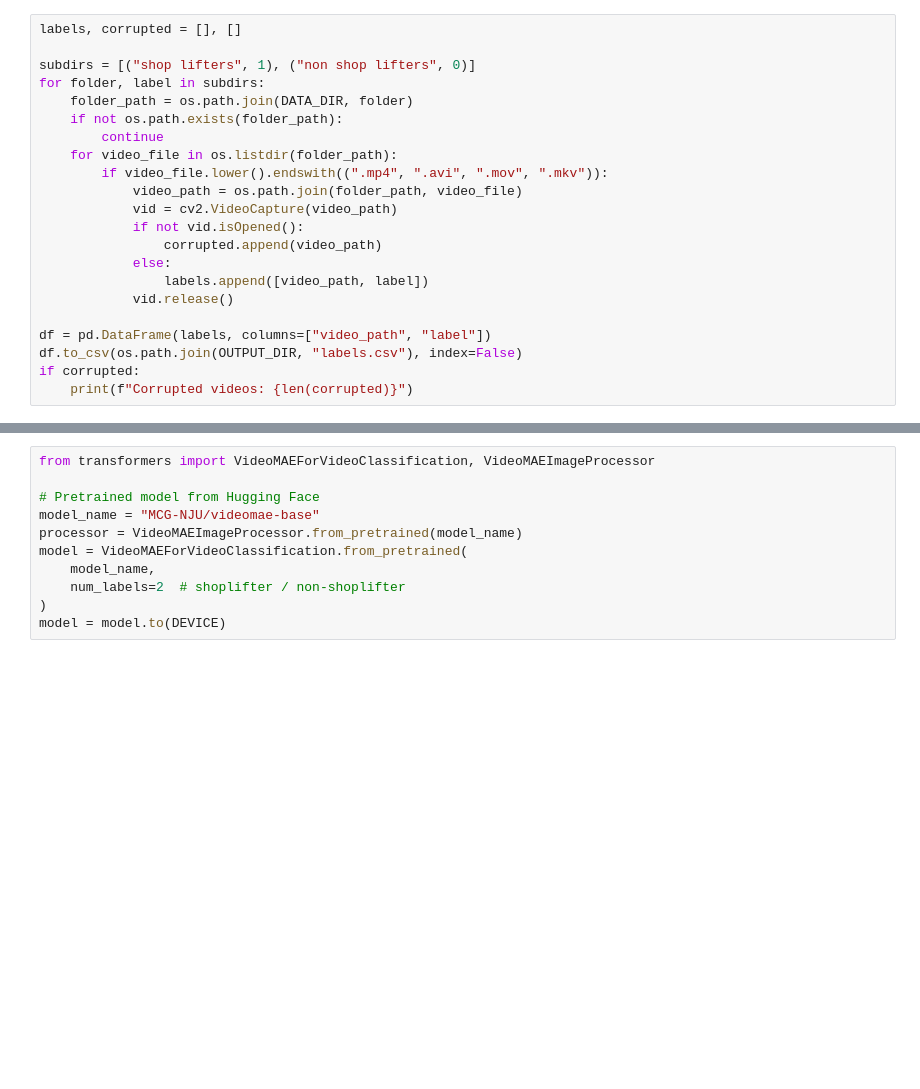
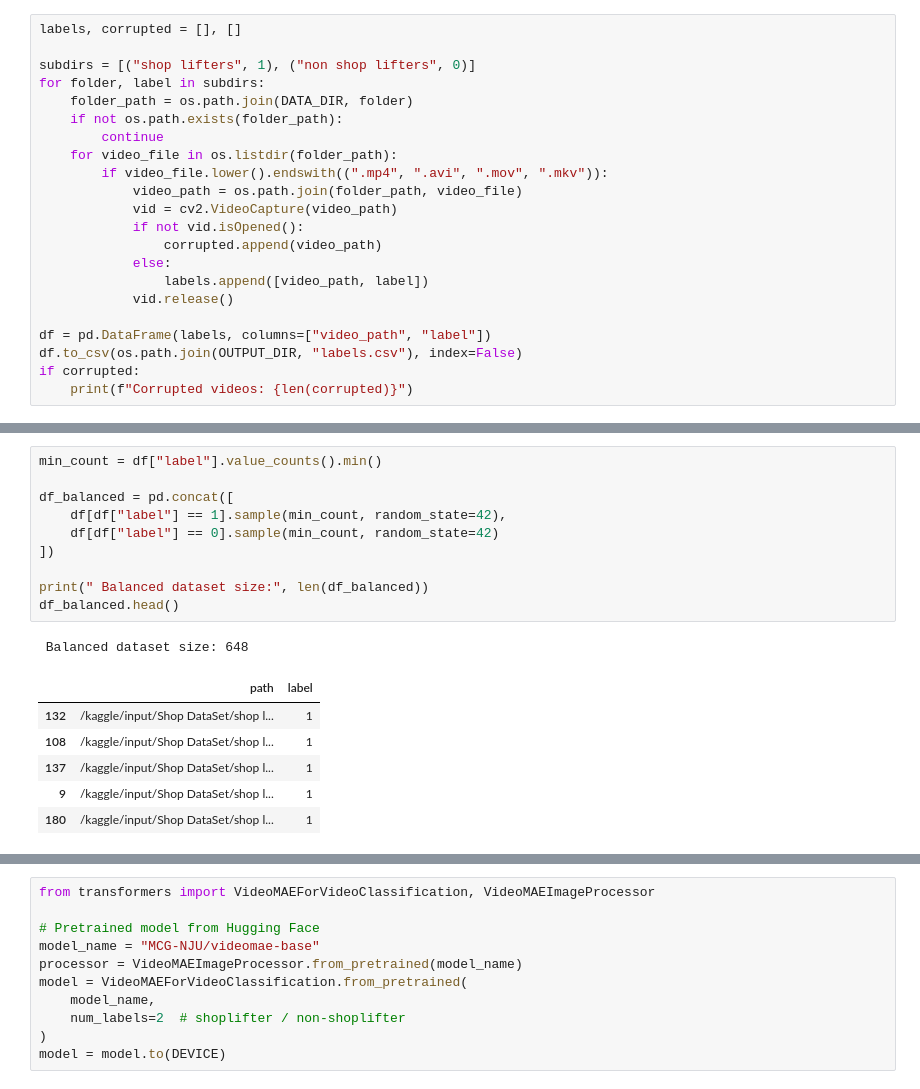
Before and after one commit to adwaiths05/Shoplifting-Detection-Using-Transformers, a Jupyter notebook: cv-group10.ipynb, the cells around one changed output, grey strips where cells are left out. Drawn from its saved outputs; the diff is of its cells as text; blank space fills up the shorter version.

```diff
--- a/cv-group10.ipynb
+++ b/cv-group10.ipynb
@@ -163,0 +209,18 @@ print(f"Balanced dataset size: {len(df_balanced)}")
+# %%
+min_count = df["label"].value_counts().min()
+
+df_balanced = pd.concat([
+    df[df["label"] == 1].sample(min_count, random_state=42),
+    df[df["label"] == 0].sample(min_count, random_state=42)
+])
+
+print(" Balanced dataset size:", len(df_balanced))
+df_balanced.head()
+# %% [output]
+ Balanced dataset size: 648
+|  | path | label |
+| 132 | /kaggle/input/Shop DataSet/shop l... | 1 |
+| 108 | /kaggle/input/Shop DataSet/shop l... | 1 |
+| 137 | /kaggle/input/Shop DataSet/shop l... | 1 |
+| 9 | /kaggle/input/Shop DataSet/shop l... | 1 |
+| 180 | /kaggle/input/Shop DataSet/shop l... | 1 |
```
Also changed, not shown: parts of 37 cells of this notebook.
